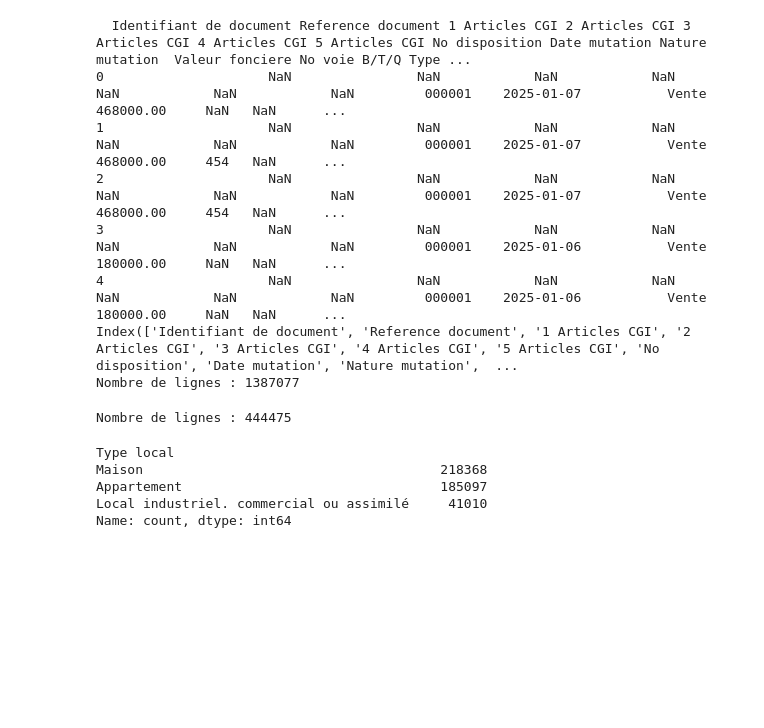
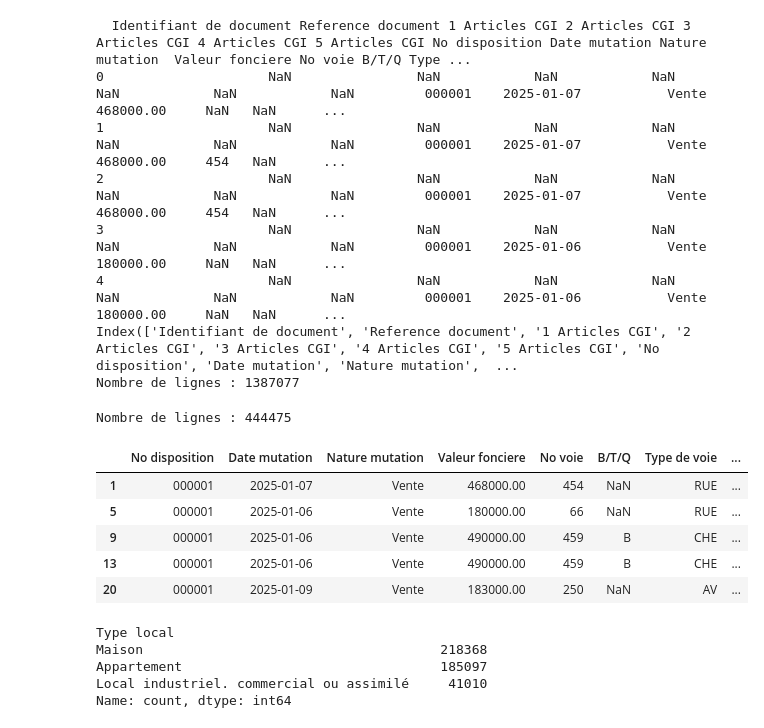
Before and after one commit to constantinsimon/Projet-Python-2A-ENSAE, a Jupyter notebook: Main notebook.ipynb, the cells around one changed output. Saved outputs shown, nothing was run; the diff lists cells and outputs as text; code cells hidden in the pictures; blank space fills up the shorter version.

```diff
--- a/Main notebook.ipynb
+++ b/Main notebook.ipynb
@@ -112,14 +112,24 @@ Nombre de lignes : 444475
 # %%
 # Liste des colonnes jugées non pertinentes pour l'analyse économique
 colonnes_hors_perimetre = [
     "1 Articles CGI",
     "2 Articles CGI",
     "3 Articles CGI",
     "4 Articles CGI",
     "5 Articles CGI",
     "Identifiant de document",
     "Reference document"
 ]
+
+df = df.drop(columns=colonnes_hors_perimetre, errors='ignore') # ignore pour quand on relance
+df.head()
+# %% [output]
+|  | No disposition | Date mutation | Nature mutation | Valeur fonciere | No voie | B/T/Q | Type de voie | ... |
+| 1 | 000001 | 2025-01-07 | Vente | 468000.00 | 454 | NaN | RUE | ... |
+| 5 | 000001 | 2025-01-06 | Vente | 180000.00 | 66 | NaN | RUE | ... |
+| 9 | 000001 | 2025-01-06 | Vente | 490000.00 | 459 | B | CHE | ... |
+| 13 | 000001 | 2025-01-06 | Vente | 490000.00 | 459 | B | CHE | ... |
+| 20 | 000001 | 2025-01-09 | Vente | 183000.00 | 250 | NaN | AV | ... |
 # %%
 # Comptage des types de locaux présents dans la base
 df["Type local"].value_counts(dropna=False)
```
Also changed, not shown: parts of 8 cells of this notebook, 1 other file.
